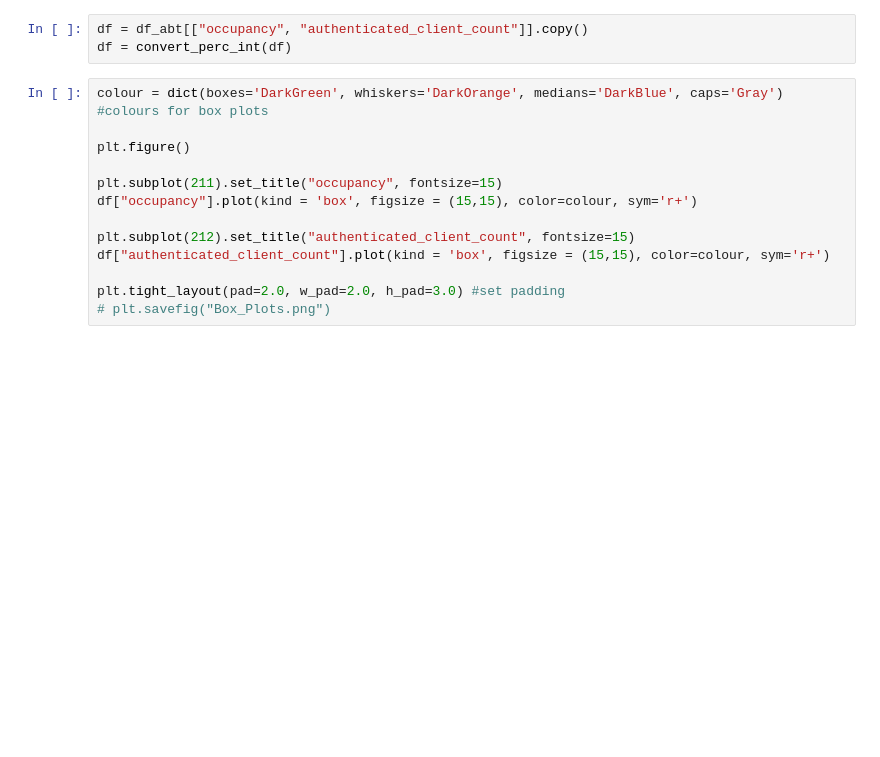
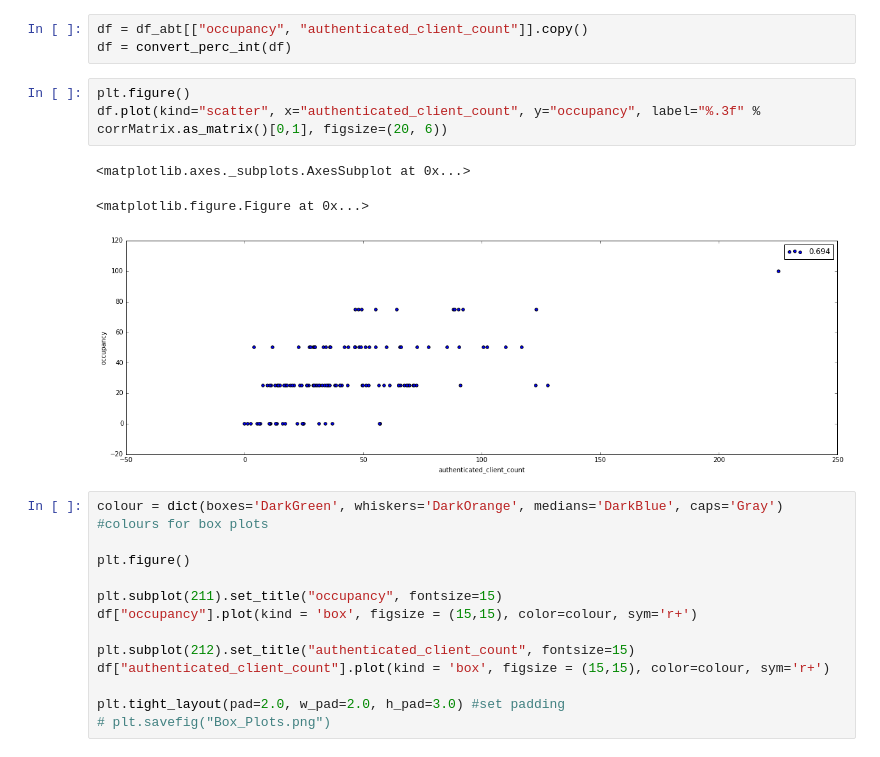
Before and after one commit to ConorSheehan1/ReSTimator_Team1100, a Jupyter notebook: app/project/Data_Ana_v1.ipynb, the cells around one changed output. Drawn from its saved outputs; the diff is of its cells as text; blank space fills up the shorter version.

```diff
--- a/app/project/Untitled.ipynb
+++ b/app/project/Data_Ana_v1.ipynb
@@ -572,6 +572,13 @@ def convert_perc_int(df):
 # %%
 df = df_abt[["occupancy", "authenticated_client_count"]].copy()
 df = convert_perc_int(df)
+# %%
+plt.figure()
+df.plot(kind="scatter", x="authenticated_client_count", y="occupancy", label="%.3f" % corrMatrix.as_matrix()[0,1], figsize=(20, 6))
+# %% [output]
+<matplotlib.axes._subplots.AxesSubplot at 0x...>
+<matplotlib.figure.Figure at 0x...>
+[figure, added]
 # %%
 colour = dict(boxes='DarkGreen', whiskers='DarkOrange', medians='DarkBlue', caps='Gray') #colours for box plots
 
```
Also changed, not shown: parts of 15 cells of this notebook, 4 other files.
